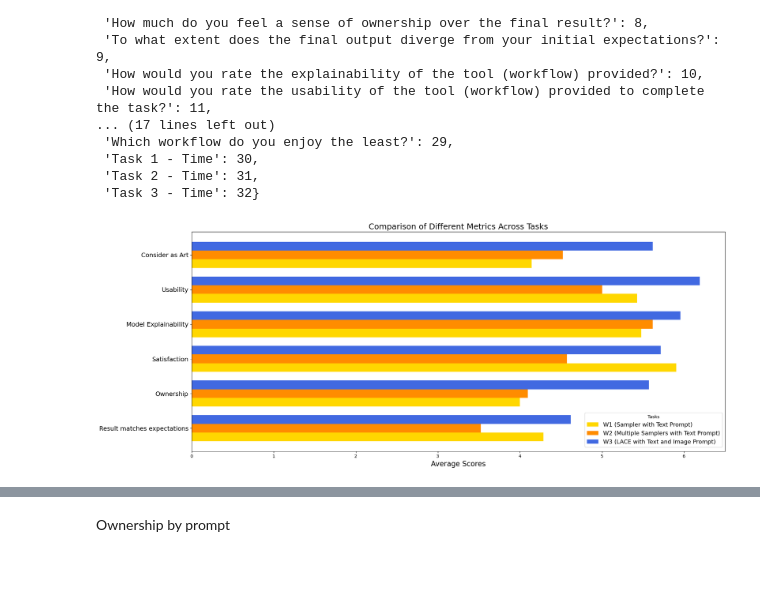
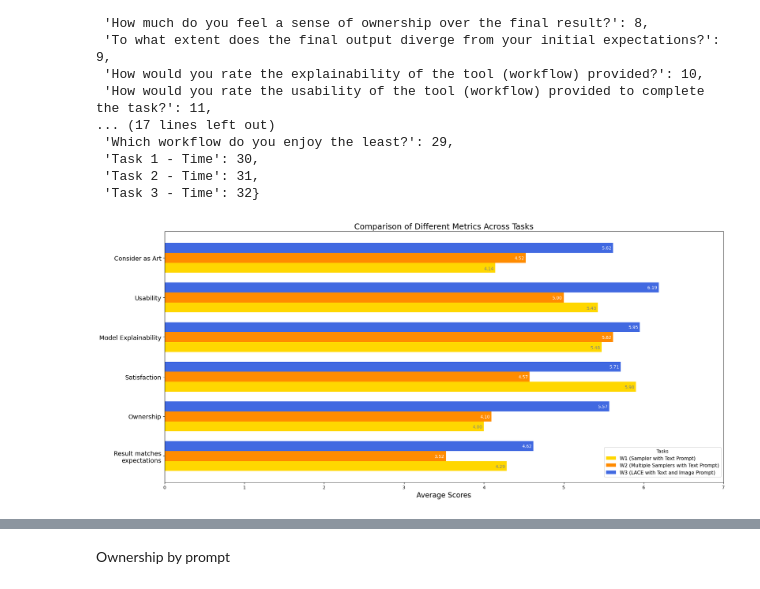
Before and after one commit to iamkaikai/LACE, a Jupyter notebook: analysis/Encoder analysis/plot.ipynb, the cells around one changed output, grey strips where cells are left out. Cells and saved outputs as stored; diff of their text form; code cells hidden in the pictures.

Commit message:
more diagrams

```diff
--- a/analysis/Encoder analysis/plot.ipynb
+++ b/analysis/Encoder analysis/plot.ipynb
@@ -300,34 +301,62 @@ t3_art_df = df.iloc[:,26]
 t1_df = [t1_divergence_df.mean(), t1_ownership_df.mean(), t1_satisfied_df.mean(), t1_explainability_df.mean(), t1_usability_df.mean(), t1_art_df.mean()]
 t2_df = [t2_divergence_df.mean(), t2_ownership_df.mean(), t2_satisfied_df.mean(), t2_explainability_df.mean(), t2_usability_df.mean(), t2_art_df.mean()]
 t3_df = [t3_divergence_df.mean(), t3_ownership_df.mean(), t3_satisfied_df.mean(), t3_explainability_df.mean(), t3_usability_df.mean(), t3_art_df.mean()]
 
 # Define the positions for the groups
-metrics = ['Result matches expectations', 'Ownership', 'Satisfaction', 'Model Explainability', 'Usability', 'Consider as Art']
+metrics = ['Result matches\nexpectations', 'Ownership', 'Satisfaction', 'Model Explainability', 'Usability', 'Consider as Art']
 averages = [t1_df, t2_df, t3_df]
 colors = ['gold', 'darkorange', 'royalblue']
+
+# Calculate p-values and mean differences
+p_values_w1_w2 = []
+p_values_w1_w3 = []
+for i, metric in enumerate(metrics):
+    _, p_value_w1_w2 = stats.ttest_ind(df.iloc[:, 7 + i], df.iloc[:, 14 + i])
+    _, p_value_w1_w3 = stats.ttest_ind(df.iloc[:, 7 + i], df.iloc[:, 21 + i])
+    p_values_w1_w2.append(p_value_w1_w2)
+    p_values_w1_w3.append(p_value_w1_w3)
 
 # Define the positions for the tasks
 task_positions = np.arange(len(metrics))
 
 # Set the width of each bar
 bar_width = 0.25  # Adjust width to fit your style
 
 # Create a plot
-fig, ax = plt.subplots(figsize=(20, 8))
+fig, ax = plt.subplots(figsize=(20, 9))
 
 # Plot horizontal bars for each task
 for i, (task, avg, color) in enumerate(zip(tasks, averages, colors)):
     offset = (i - len(tasks) / 2) * bar_width + bar_width / 2
     ax.barh(task_positions + offset, avg, height=bar_width, label=task, color=color)
 
+
+# Annotate p-values on the plot
+for i, (p_w1_w2, p_w1_w3) in enumerate(zip(p_values_w1_w2, p_values_w1_w3)):
+    # Mean positions for W1 to W2 comparison
+    mean_w1 = averages[0][i]
+    mean_w2 = averages[1][i]
+    mean_w3 = averages[2][i]
+
+    # Annotate p-values for W1 with W2 and W1 with W3 comparisons
+    # ax.text(mean_w2 + 0.15, i - 0.04, f'p={p_w1_w2:.3f}', fontsize=10, color='silver', ha='center')
+    # ax.text(mean_w3 + 0.15, i + 0.23, f'p={p_w1_w3:.3f}', fontsize=10, color='silver', ha='center')
+
+    # Annotate mean value of each metric
+    ax.text(mean_w1 - 0.08, i - 0.3, f'{mean_w1:.2f}', fontsize=10, color='gray', ha='center')
+    ax.text(mean_w2 - 0.08, i - 0.04, f'{mean_w2:.2f}', fontsize=10, color='white', ha='center')
+    ax.text(mean_w3 - 0.08, i + 0.215, f'{mean_w3:.2f}', fontsize=10, color='white', ha='center')
+
 # Set the y-labels, title, and legend
 ax.set_yticks(task_positions)
 ax.set_yticklabels(metrics, fontsize=14)
 ax.set_xlabel('Average Scores', fontsize=16)
 ax.set_title('Comparison of Different Metrics Across Tasks', fontsize=18)
-ax.legend(loc='upper right', bbox_to_anchor=(1, 0.19), title='Tasks', fontsize=13)
+ax.legend(loc='upper right', bbox_to_anchor=(1, 0.15), title='Tasks', fontsize=11)
+
+ax.set_xlim(0, 7)
 
 plt.tight_layout()
 plt.show()
 # %% [output]
-[figure, old version]
+[figure, new version]
```
Also changed, not shown: parts of 7 cells of this notebook.
